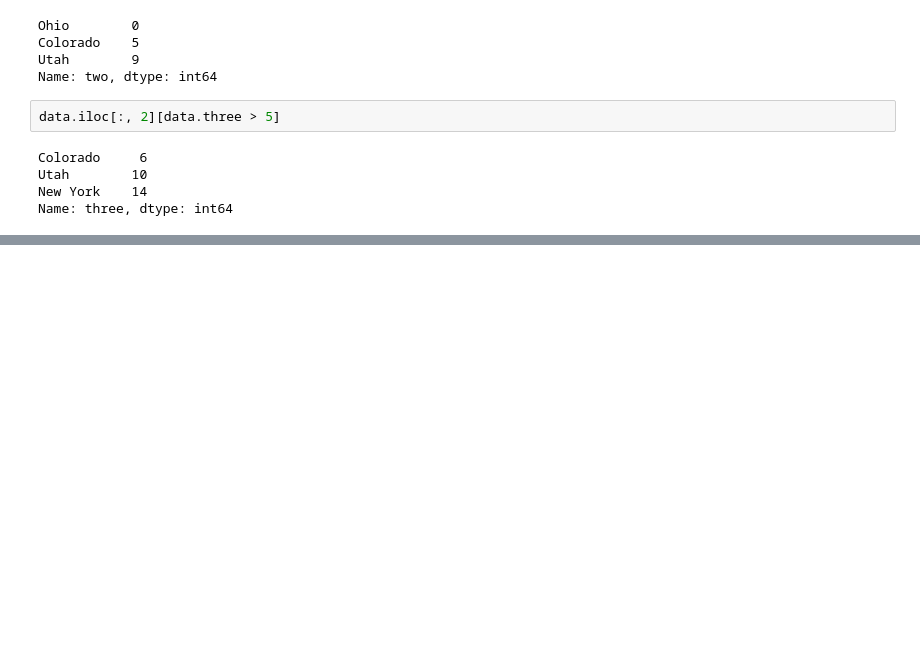
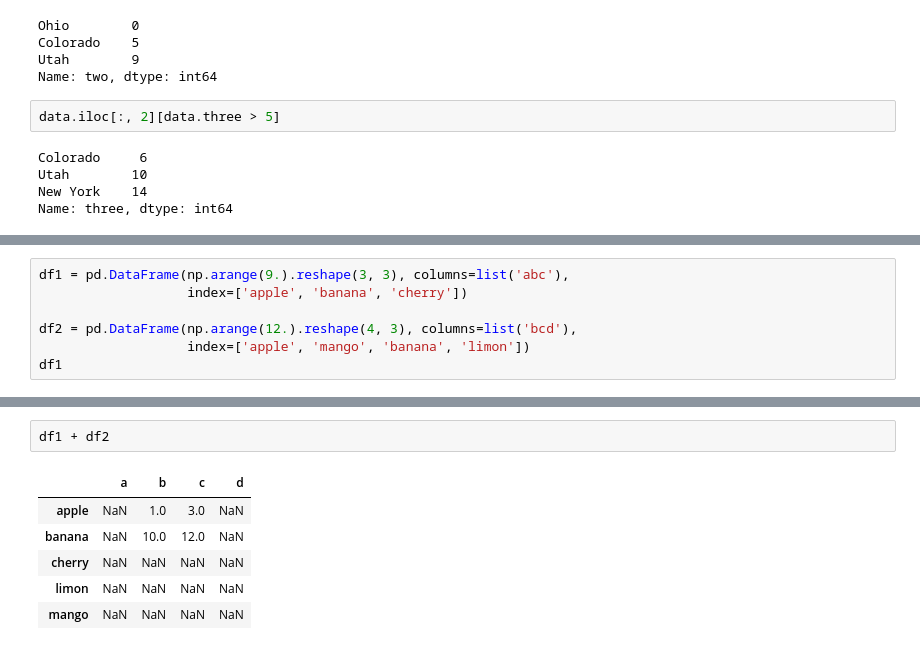
Before and after one commit to ahrorhaidarov/Data-Analysis, a Jupyter notebook: pandas/pandas.ipynb, the cells around one changed output, grey strips where cells are left out. Cells and saved outputs as stored; diff of their text form; blank space fills up the shorter version.

```diff
--- a/pandas/pandas.ipynb
+++ b/pandas/pandas.ipynb
@@ -731,0 +758,7 @@ data
+# %%
+df1 = pd.DataFrame(np.arange(9.).reshape(3, 3), columns=list('abc'),
+                   index=['apple', 'banana', 'cherry'])
+
+df2 = pd.DataFrame(np.arange(12.).reshape(4, 3), columns=list('bcd'),
+                   index=['apple', 'mango', 'banana', 'limon'])
+df1
@@ -731,0 +778,9 @@ data
+# %%
+df1 + df2
+# %% [output]
+|  | a | b | c | d |
+| apple | NaN | 1.0 | 3.0 | NaN |
+| banana | NaN | 10.0 | 12.0 | NaN |
+| cherry | NaN | NaN | NaN | NaN |
+| limon | NaN | NaN | NaN | NaN |
+| mango | NaN | NaN | NaN | NaN |
```
Also changed, not shown: parts of 29 cells of this notebook.
